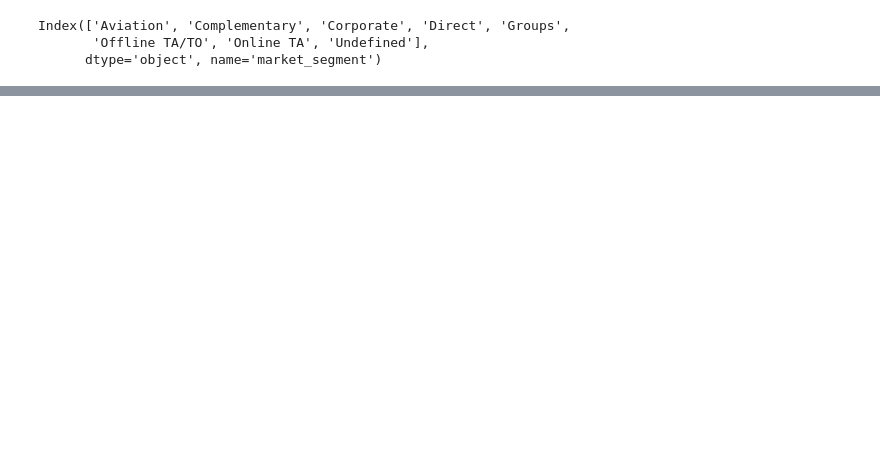
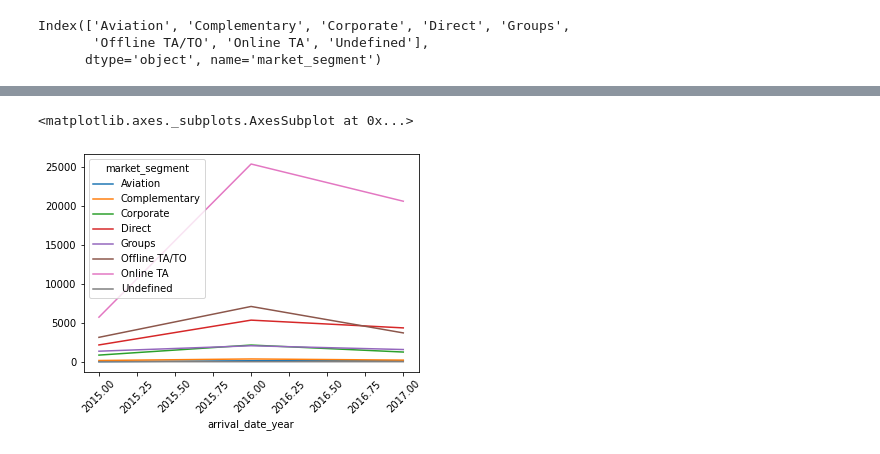
Before and after one commit to gauriagarwal18/Hotel_Booking_Analysis, a Jupyter notebook: Hotel_Booking.ipynb, the cells around one changed output, grey strips where cells are left out. Drawn from its saved outputs; the diff is of its cells as text; code cells hidden in the pictures; blank space fills up the shorter version.

```diff
--- a/Hotel_Booking.ipynb
+++ b/Hotel_Booking.ipynb
@@ -504,0 +478,5 @@ class PlotAccessor(pandas.core.base.PandasObject)
+# %%
+segment_year.plot(kind="line",rot=45)
+# %% [output]
+<matplotlib.axes._subplots.AxesSubplot at 0x...>
+[figure, added]
```
Also changed, not shown: parts of 8 cells of this notebook.
